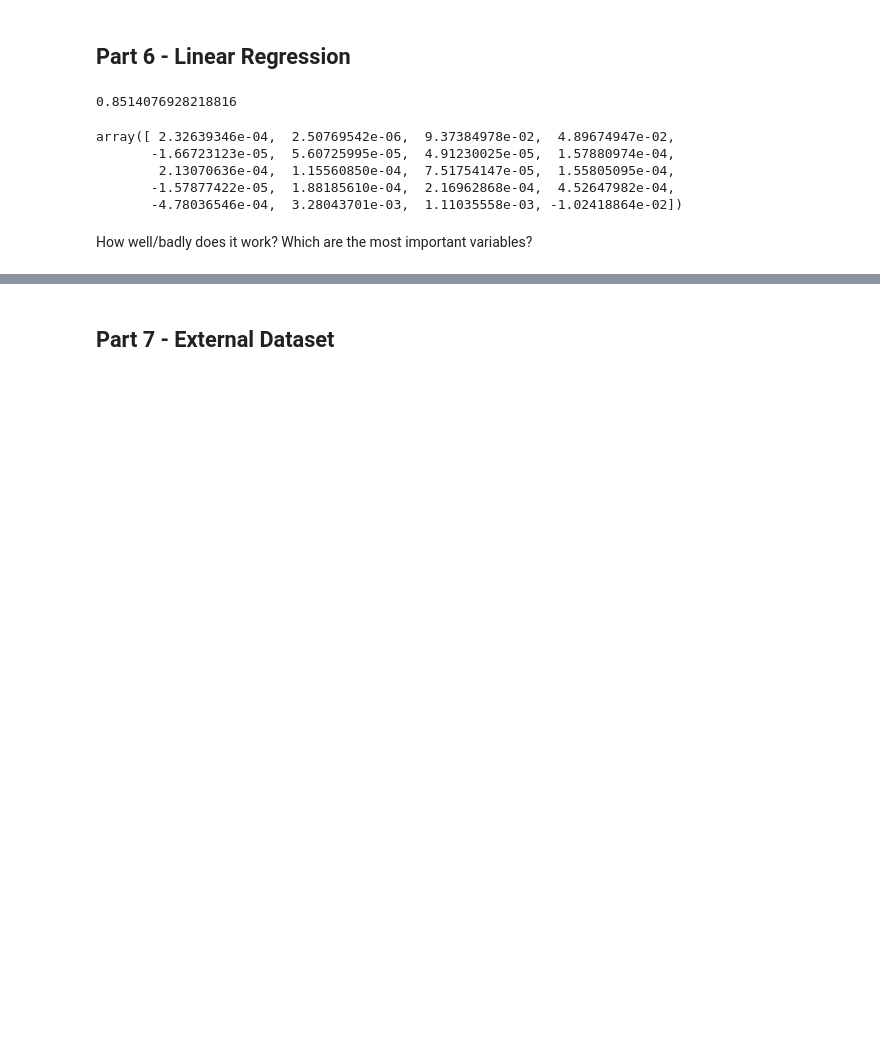
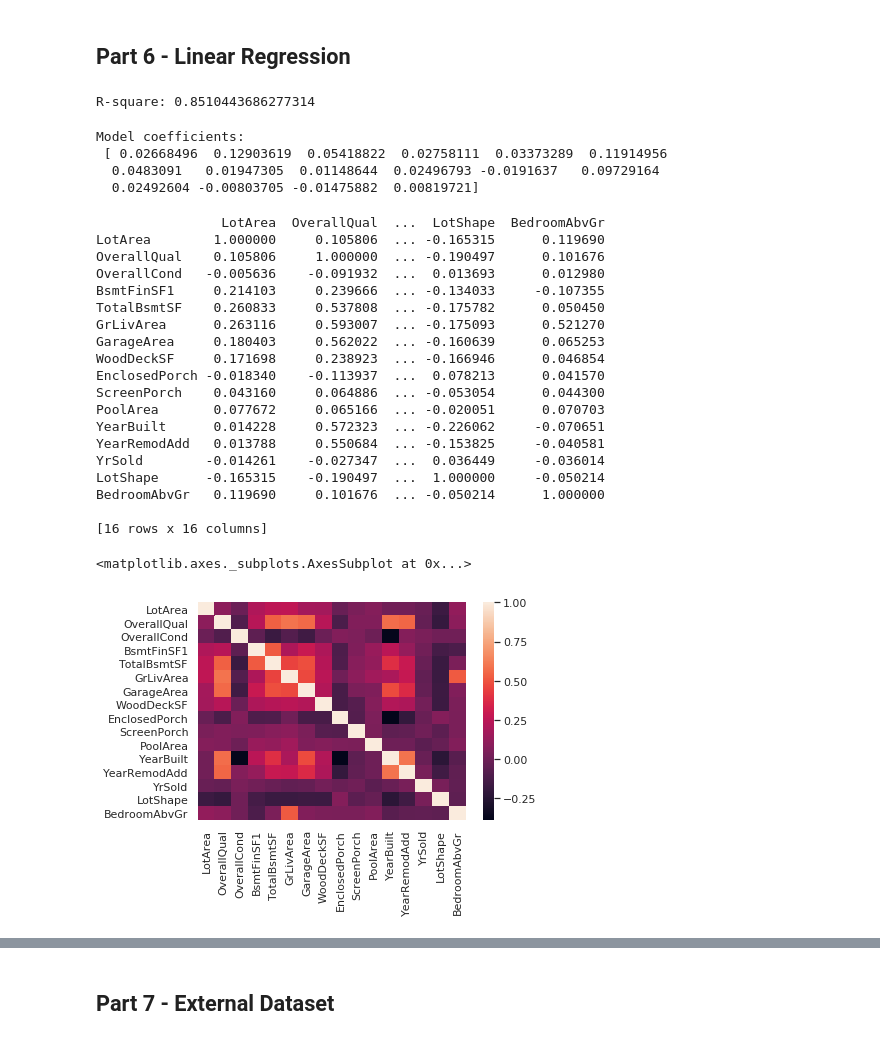
Before and after one commit to vamsh1/Kaggle_House-prices, a Jupyter notebook: cse519_hw3_kundhuru_ankitha_112504056.ipynb, the cells around one changed output, grey strips where cells are left out. Drawn from its saved outputs; the diff is of its cells as text; code cells hidden in the pictures; blank space fills up the shorter version.

```diff
--- a/cse519_hw3_kundhuru_ankitha_112504056.ipynb
+++ b/cse519_hw3_kundhuru_ankitha_112504056.ipynb
@@ -320,14 +389,52 @@ X = X.drop('SalePrice', axis = 1)
-# %%
-model = LinearRegression().fit(X, y)
-print(model.score(X,y))
-
-model.coef_
-# %% [output]
-0.8514076928218816
-array([ 2.32639346e-04,  2.50769542e-06,  9.37384978e-02,  4.89674947e-02,
-       -1.66723123e-05,  5.60725995e-05,  4.91230025e-05,  1.57880974e-04,
-        2.13070636e-04,  1.15560850e-04,  7.51754147e-05,  1.55805095e-04,
-       -1.57877422e-05,  1.88185610e-04,  2.16962868e-04,  4.52647982e-04,
-       -4.78036546e-04,  3.28043701e-03,  1.11035558e-03, -1.02418864e-02])
-# %% [markdown]
-How well/badly does it work? Which are the most important variables?
+# %%
+# TODO: code for linear regression
+
+features = ['LotArea','OverallQual', 'OverallCond', 'BsmtFinSF1', 'TotalBsmtSF', 'GrLivArea',
+            'GarageArea', 'WoodDeckSF', 'EnclosedPorch', 'ScreenPorch', 'PoolArea',
+            'YearBuilt','YearRemodAdd', 'YrSold', 'LotShape', 'BedroomAbvGr']
+
+X = pd.DataFrame(train_data, columns=features)
+
+y = np.log(train_data["SalePrice"])
+
+#standardizing the features
+for col in features:
+  X[col] = (X[col] - X[col].mean())/X[col].std()
+
+model = LinearRegression().fit(X, y)
+print("Model R-square:", model.score(X,y))
+# %% [output]
+R-square: 0.8510443686277314
+# %%
+print("Model coefficients:\n", model.coef_)
+# %% [output]
+Model coefficients:
+ [ 0.02668496  0.12903619  0.05418822  0.02758111  0.03373289  0.11914956
+  0.0483091   0.01947305  0.01148644  0.02496793 -0.0191637   0.09729164
+  0.02492604 -0.00803705 -0.01475882  0.00819721]
+# %%
+correl = X.corr(method= 'pearson')
+print(correl)
+sns.heatmap(correl)
+# %% [output]
+                LotArea  OverallQual  ...  LotShape  BedroomAbvGr
+LotArea        1.000000     0.105806  ... -0.165315      0.119690
+OverallQual    0.105806     1.000000  ... -0.190497      0.101676
+OverallCond   -0.005636    -0.091932  ...  0.013693      0.012980
+BsmtFinSF1     0.214103     0.239666  ... -0.134033     -0.107355
+TotalBsmtSF    0.260833     0.537808  ... -0.175782      0.050450
+GrLivArea      0.263116     0.593007  ... -0.175093      0.521270
+GarageArea     0.180403     0.562022  ... -0.160639      0.065253
+WoodDeckSF     0.171698     0.238923  ... -0.166946      0.046854
+EnclosedPorch -0.018340    -0.113937  ...  0.078213      0.041570
+ScreenPorch    0.043160     0.064886  ... -0.053054      0.044300
+PoolArea       0.077672     0.065166  ... -0.020051      0.070703
+YearBuilt      0.014228     0.572323  ... -0.226062     -0.070651
+YearRemodAdd   0.013788     0.550684  ... -0.153825     -0.040581
+YrSold        -0.014261    -0.027347  ...  0.036449     -0.036014
+LotShape      -0.165315    -0.190497  ...  1.000000     -0.050214
+BedroomAbvGr   0.119690     0.101676  ... -0.050214      1.000000
+
+[16 rows x 16 columns]
+<matplotlib.axes._subplots.AxesSubplot at 0x...>
+[figure, added]
```
Also changed, not shown: parts of 26 cells of this notebook.
